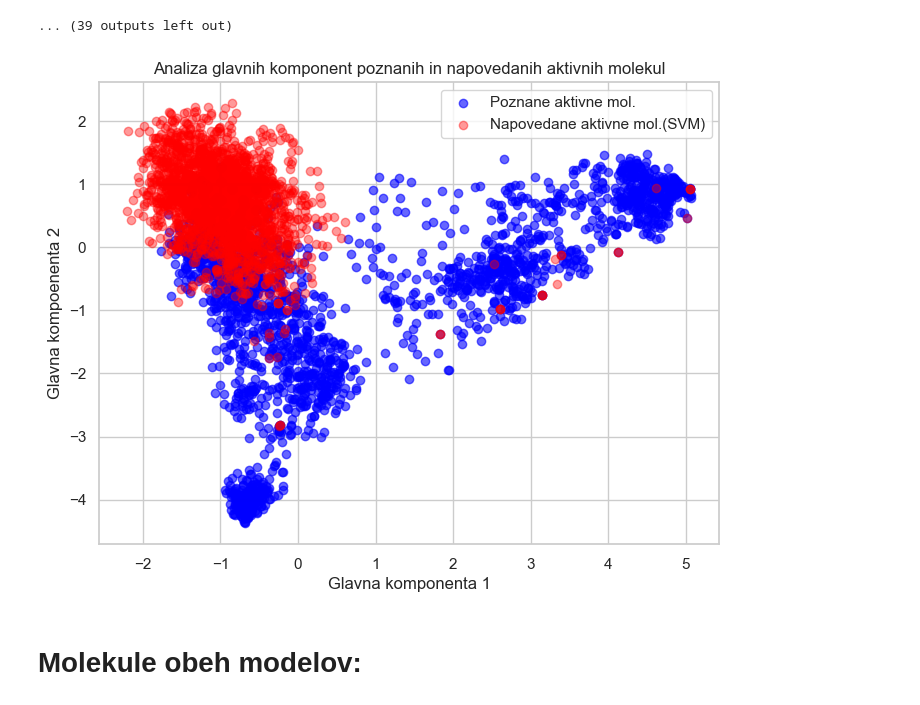
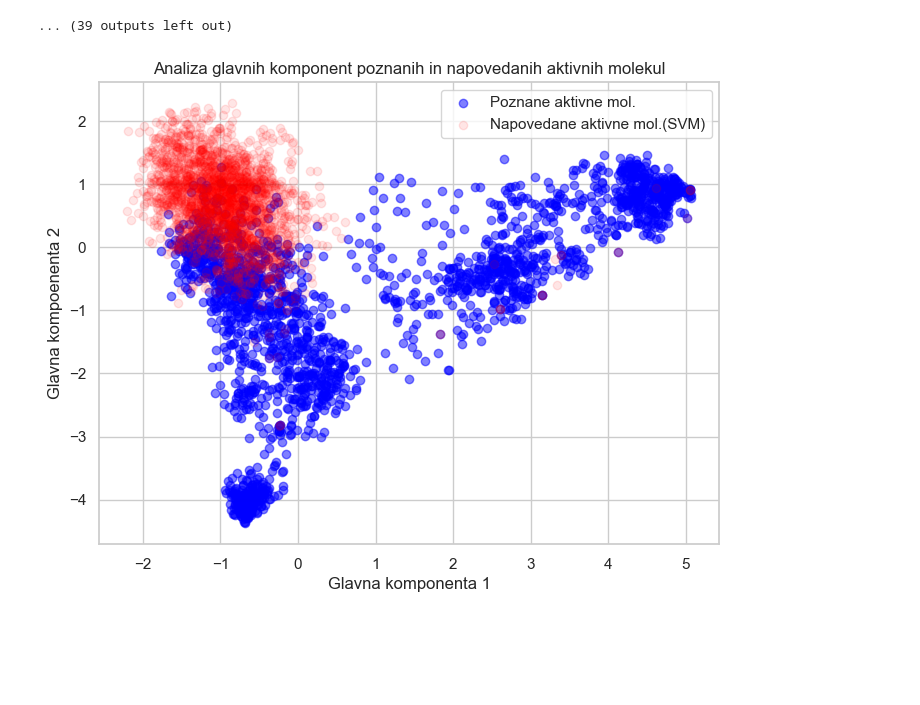
Before and after one commit to samo-n/ML-in-IDO1-drug-discovery, a Jupyter notebook: dir2/__3_3_analiza_napovedanih_aktivnih_struktur.ipynb, the cells around one changed output. Saved outputs shown, nothing was run; the diff lists cells and outputs as text; code cells hidden in the pictures; blank space fills up the shorter version.

```diff
--- a/dir2/__3_3_analiza_napovedanih_aktivnih_struktur.ipynb
+++ b/dir2/__3_3_analiza_napovedanih_aktivnih_struktur.ipynb
@@ -662,33 +662,31 @@ SMILES: CCOc1c(F)c(F)cc(C(=O)N2CCC(CC2)c2ccc(NC(=O)C(C)n3cc(C)cn3)cc2)c1F
 # %%
 import numpy as np
 import matplotlib.pyplot as plt
 from sklearn.decomposition import PCA
 
 # Assuming proven_active and predicted_active_rf are given as NumPy arrays
 proven_active = proven_bits_c
 predicted_active_rf = predicted_bits_c
 
 # Combine both datasets for PCA
 combined_data = np.vstack((proven_active, predicted_active_rf))
 
 # Apply PCA
 pca = PCA(n_components=2)
 pca_result = pca.fit_transform(combined_data)
 
 # Split back into original groups
 pca_proven_active = pca_result[:len(proven_active)]
 pca_predicted_active_rf = pca_result[len(proven_active):]
 
 # Plot the results
 plt.figure(figsize=(8, 6))
-plt.scatter(pca_proven_active[:, 0], pca_proven_active[:, 1], label="Poznane aktivne mol.", alpha=0.6, color='blue')
-plt.scatter(pca_predicted_active_rf[:, 0], pca_predicted_active_rf[:, 1], label="Napovedane aktivne mol.(SVM)", alpha=0.4, color='red')
+plt.scatter(pca_proven_active[:, 0], pca_proven_active[:, 1], label="Poznane aktivne mol.", alpha=0.5, color='blue')
+plt.scatter(pca_predicted_active_rf[:, 0], pca_predicted_active_rf[:, 1], label="Napovedane aktivne mol.(SVM)", alpha=0.1, color='red')
 plt.xlabel("Glavna komponenta 1")
 plt.ylabel("Glavna kompoenenta 2")
 plt.title("Analiza glavnih komponent poznanih in napovedanih aktivnih molekul")
 plt.legend()
 plt.show()
 # %% [output]
-[figure, old version]
+[figure, new version]
-# %% [markdown]
-# Molekule obeh modelov:
```
Also changed, not shown: parts of 4 cells of this notebook.
